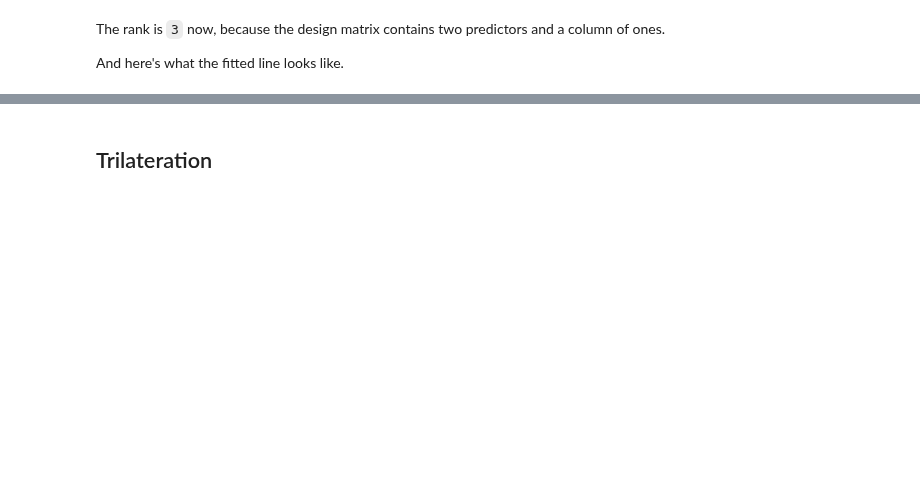
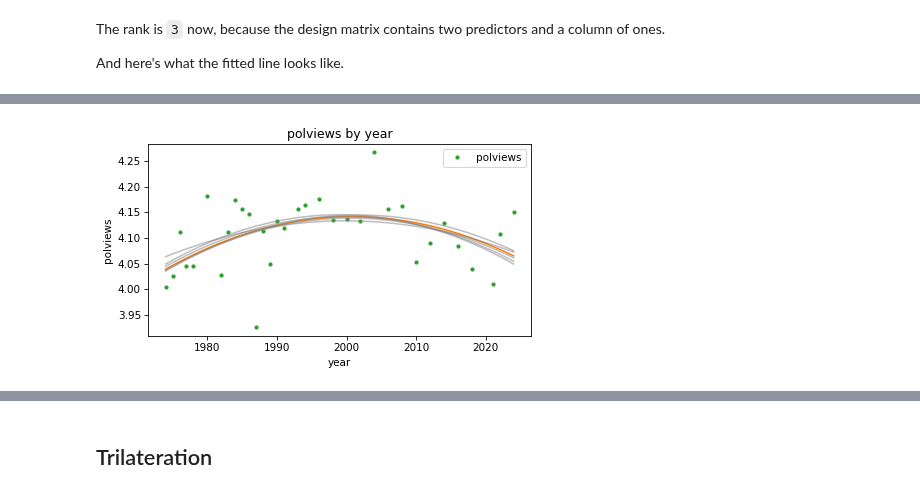
Before and after one commit to AllenDowney/ThinkLinearAlgebra, a Jupyter notebook: soln/regression.ipynb, the cells around one changed output, grey strips where cells are left out. Cells and saved outputs as stored; diff of their text form; code cells hidden in the pictures; blank space fills up the shorter version.

```diff
--- a/soln/regression.ipynb
+++ b/soln/regression.ipynb
@@ -961,0 +962,14 @@ Clearly, something has gone wrong.
+# %%
+def resample_and_fit(df, response, predictors, fit_X, iters=5):
+    print(predictors)
+    betas = []
+    fits = []
+    for seed in range(iters):
+        sample = resample(df, seed)
+        result = fit_model(sample, response, predictors, fit_X)
+        betas.append(result.beta)
+        fits.append(result.fit_y)
+
+    columns = ['intercept'] + predictors
+    beta_df = pd.DataFrame(betas, columns=columns)
+    return beta_df, fits
@@ -961,0 +992,7 @@ Clearly, something has gone wrong.
+# %%
+plot_result(response, predictors[0], result_year2, fit_x0)
+
+for fit in fits:
+    plt.plot(fit_x0, fit, color='gray', alpha=0.5)
+# %% [output]
+[figure, added]
```
Also changed, not shown: parts of 55 cells of this notebook.
